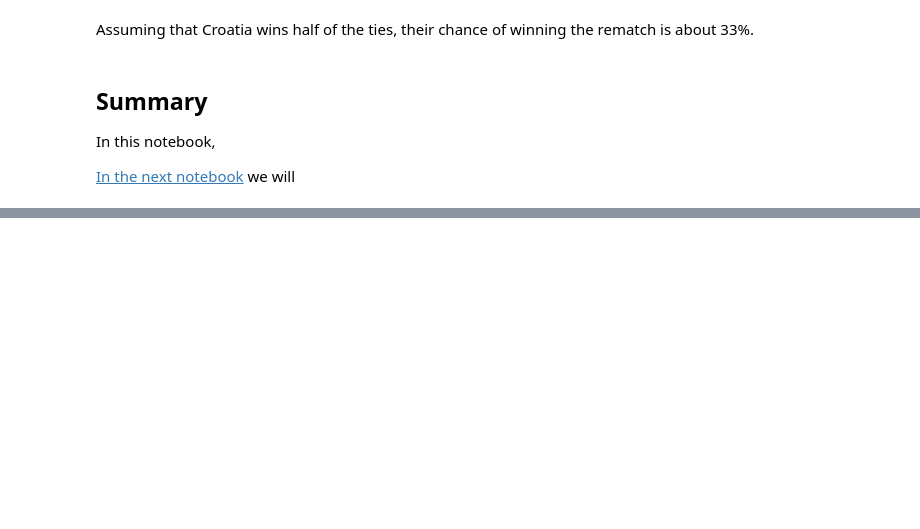
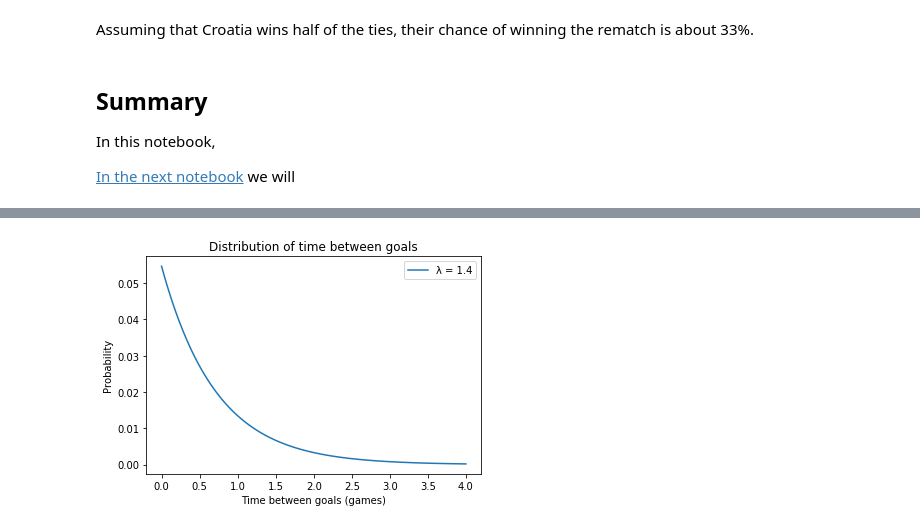
Before and after one commit to AllenDowney/BiteSizeBayes, a Jupyter notebook: 09_predict_soln.ipynb, the cells around one changed output, grey strips where cells are left out. Cells and saved outputs as stored; diff of their text form; code cells hidden in the pictures; blank space fills up the shorter version.

```diff
--- a/09_predict_soln.ipynb
+++ b/09_predict_soln.ipynb
@@ -310,0 +325,25 @@ In this notebook,
+# %%
+def expo_pdf(t, λ):
+    """Compute the PDF of the exponential distribution.
+
+    t: time
+    λ: rate
+
+    returns: probability density
+    """
+    return λ * np.exp(-λ * t)
+# %%
+λ = 1.4
+ts = np.linspace(0, 4, 101)
+ys = expo_pdf(ts, λ)
+pmf_time = pd.Series(ys, index=ts)
+pmf_time /= pmf_time.sum()
+# %%
+pmf_time.plot(label='λ = 1.4')
+
+plt.xlabel('Time between goals (games)')
+plt.ylabel('Probability')
+plt.title('Distribution of time between goals')
+plt.legend();
+# %% [output]
+[figure, added]
```
Also changed, not shown: parts of 25 cells of this notebook, 1 other file.
